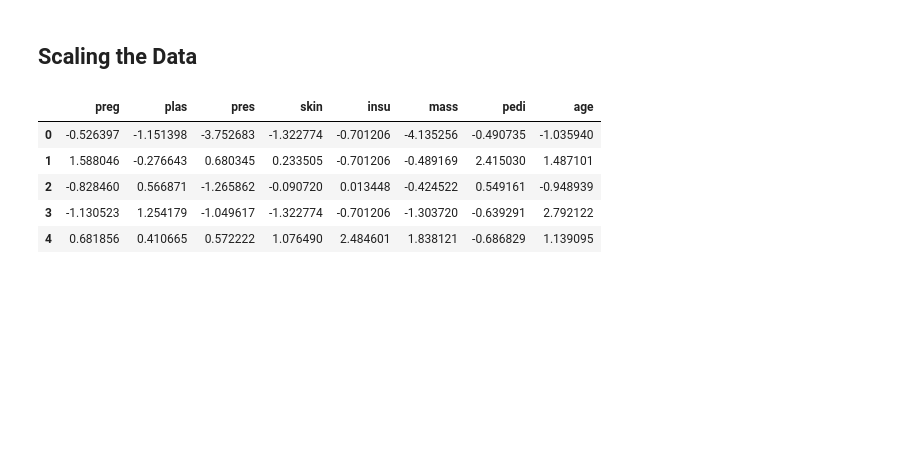
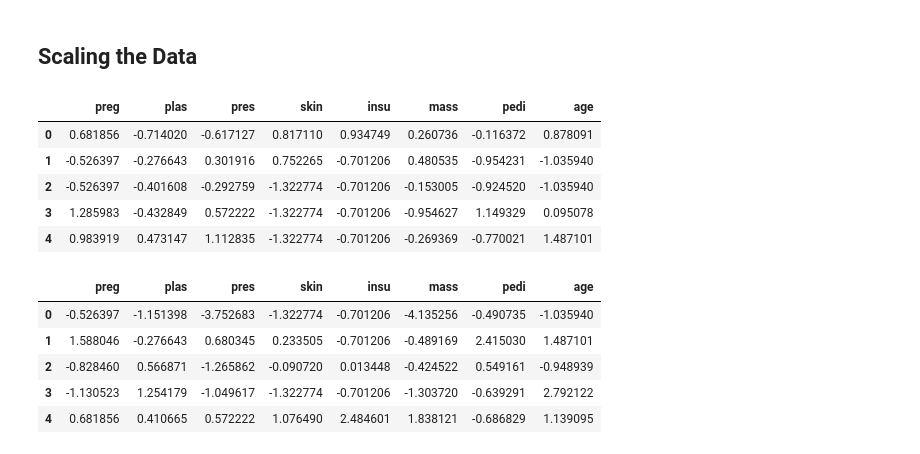
Before and after one commit to omar-vtc/Diabetes, a Jupyter notebook: Diabetes.ipynb, the cells around one changed output. Drawn from its saved outputs; the diff is of its cells as text; code cells hidden in the pictures; blank space fills up the shorter version.

```diff
--- a/Diabetes.ipynb
+++ b/Diabetes.ipynb
@@ -71,6 +71,15 @@ X_test_scaled = scaler.transform(X_test)
 # Convert scaled arrays back to DataFrame
 X_train_scaled_df = pd.DataFrame(X_train_scaled, columns=X_train.columns)
 X_test_scaled_df = pd.DataFrame(X_test_scaled, columns=X_test.columns)
+# %%
+X_test_scaled_df.head()
+# %% [output]
+|  | preg | plas | pres | skin | insu | mass | pedi | age |
+| 0 | 0.681856 | -0.714020 | -0.617127 | 0.817110 | 0.934749 | 0.260736 | -0.116372 | 0.878091 |
+| 1 | -0.526397 | -0.276643 | 0.301916 | 0.752265 | -0.701206 | 0.480535 | -0.954231 | -1.035940 |
+| 2 | -0.526397 | -0.401608 | -0.292759 | -1.322774 | -0.701206 | -0.153005 | -0.924520 | -1.035940 |
+| 3 | 1.285983 | -0.432849 | 0.572222 | -1.322774 | -0.701206 | -0.954627 | 1.149329 | 0.095078 |
+| 4 | 0.983919 | 0.473147 | 1.112835 | -1.322774 | -0.701206 | -0.269369 | -0.770021 | 1.487101 |
 # %%
 X_train_scaled_df.head()
 # %% [output]
```
Also changed, not shown: parts of 11 cells of this notebook.
